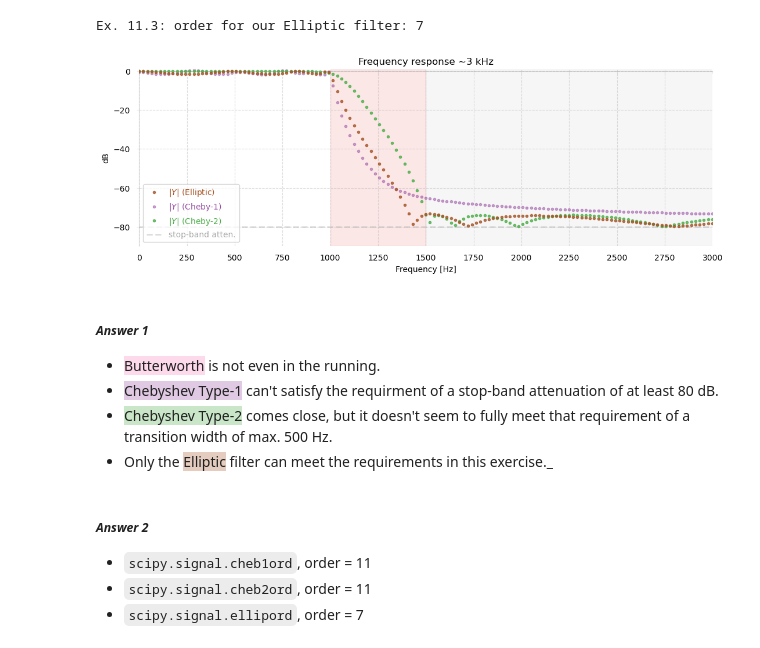
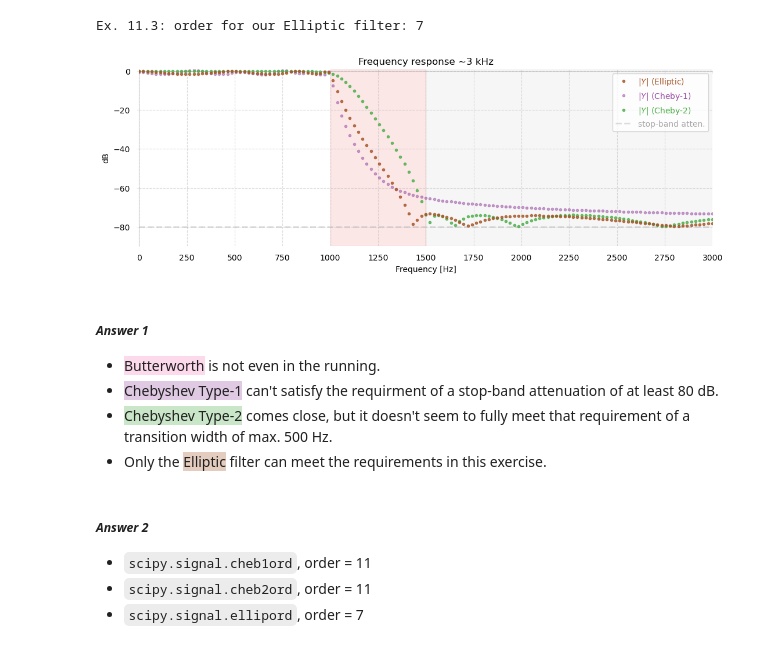
Before and after one commit to buruzaemon/digital-signals-theory, a Jupyter notebook: DST_CH11.ipynb, the cells around one changed output. Saved outputs shown, nothing was run; the diff lists cells and outputs as text; code cells hidden in the pictures.

Commit message:
initial pass at Ch. 11 exercises completed

```diff
--- a/DST_CH11.ipynb
+++ b/DST_CH11.ipynb
@@ -1160,45 +1160,45 @@ Y_ell = np.fft.rfft(y_ell)
 Ex. 11.3: order for our Elliptic filter: 7
 # %%
 # --------------------------------------------------------------------
-# Frequency response: compare X, Y (Cheby-1), Y (Cheby-2), Y (Butterworth), and Y (Elliptic)
+# Frequency response: compare Y (Cheby-1), Y (Cheby-2), and Y (Elliptic)
 #
 fig, ax = plt.subplots(figsize=(11, 4))
 
 ax.set(title='Frequency response ~3 kHz')
 ax.set(ylabel='dB', xlabel='Frequency [Hz]')
 ax.grid(linestyle='--', alpha=0.4, color='#A9A9A9')
 # Eliminate upper and right axes
 ax.spines['right'].set_color('none')
 ax.spines['top'].set_color('none')
 ax.spines['left'].set(position='zero', color='#A9A9A9', alpha=0.4)
 ax.spines['bottom'].set(position='zero', color='#A9A9A9', alpha=0.4)
 ax.set(ylim=[-90, 1.], xlim=[-0.5, 3000])
 ax.set_yticks([0, -20, -40, -60, -80])
 ax.set_xticks([0, 250, 500, 750, 1000, 1250, 1500, 1750, 2000, 2250, 2500, 2750, 3000])
 ax.tick_params(axis='y', which=u'both', length=3, pad=8, color='#A9A9A940')
 ax.tick_params(axis='x', which=u'both', length=3, pad=224, color='#A9A9A940')
 
 ax.step(freqs, 20 * np.log10(np.abs(Y_ell) + 1e-4), linestyle='', marker='.', zorder=5, label=r'$|Y|$ (Elliptic)', alpha=0.8, color='#a65628')
 ax.step(freqs, 20 * np.log10(np.abs(Y_cheby1) + 1e-4), linestyle='', marker='.', zorder=3, label='$|Y|$ (Cheby-1)', alpha=0.5, color='#984ea3')
 ax.step(freqs, 20 * np.log10(np.abs(Y_cheby2) + 1e-4), linestyle='', marker='.', zorder=4, label='$|Y|$ (Cheby-2)', alpha=0.8, color='#4daf4a')
 
 ax.axvspan(1000, 1500, zorder=-2, color='#e41a1c', alpha=0.1)
 ax.axvspan(1500, freqs[-1], zorder=-2, color='#A9A9A9', alpha=0.1)
 ax.axhline(-80, label='stop-band atten.', zorder=-1, linewidth=2, color='#A9A9A9', linestyle='--', alpha=0.4)
 
 fig.tight_layout()
-ax.legend(loc='lower left', labelcolor='linecolor')
+ax.legend(loc='upper right', labelcolor='linecolor')
 
 plt.show()
 # %% [output]
-[figure, old version]
+[figure, new version]
 # %% [markdown]
 ##### _Answer 1_
 
 * <span style="background-color:rgba(247,129,191,0.3)">Butterworth</span> is not even in the running.
 * <span style="background-color:rgba(152,78,163,0.3)">Chebyshev Type-1</span> can't satisfy the requirment of a stop-band attenuation of at least 80 dB.
 * <span style="background-color:rgba(77,175,74,0.3)">Chebyshev Type-2</span> comes close, but it doesn't seem to fully meet that requirement of a transition width of max. 500 Hz.
-* Only the <span style="background-color:rgba(166,86,40,0.3)">Elliptic</span> filter can meet the requirements in this exercise._
+* Only the <span style="background-color:rgba(166,86,40,0.3)">Elliptic</span> filter can meet the requirements in this exercise.
 # %% [markdown]
 ##### _Answer 2_
 
```
Also changed, not shown: parts of 7 cells of this notebook.
